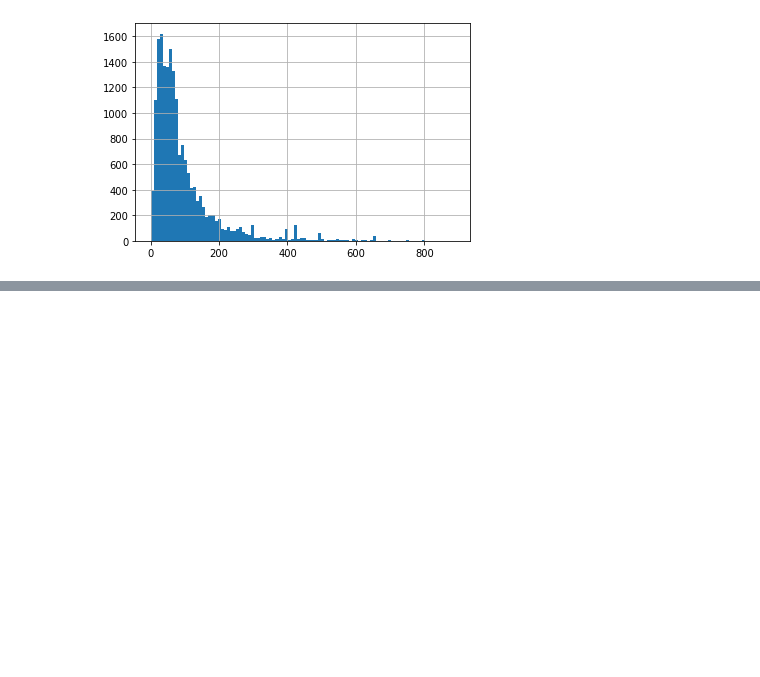
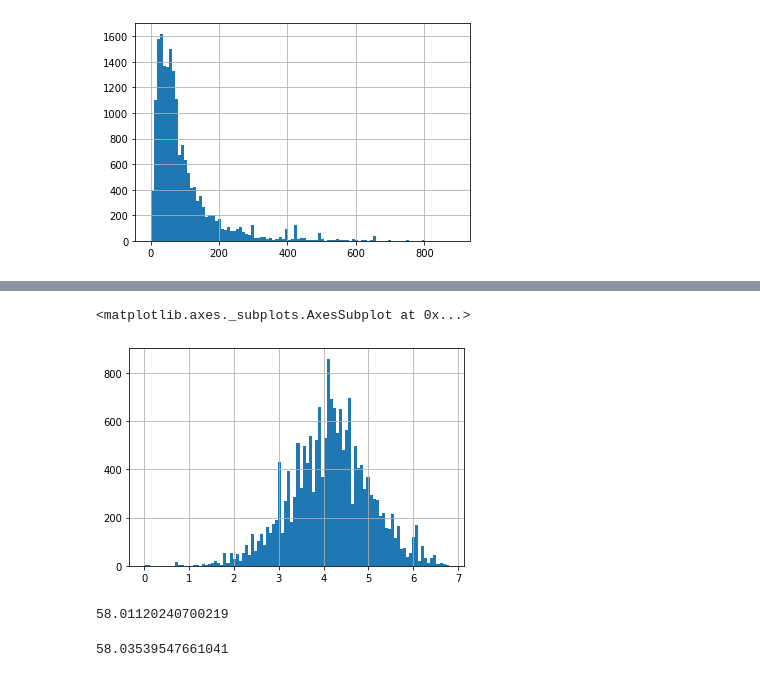
Before and after one commit to ewelina291988/ewd_matrix, a Jupyter notebook: matrix_one/Dzien3.ipynb, the cells around one changed output, grey strips where cells are left out. Saved outputs shown, nothing was run; the diff lists cells and outputs as text; code cells hidden in the pictures; blank space fills up the shorter version.

```diff
--- a/matrix_one/Dzien3.ipynb
+++ b/matrix_one/Dzien3.ipynb
@@ -152,0 +204,2 @@ ls
+# %%
+df = pd.read_csv('data/men_shoes.csv',low_memory=False )
@@ -152,0 +241,5 @@ ls
+# %%
+np.log1p(df['prices_amountmin']).hist(bins=100)
+# %% [output]
+<matplotlib.axes._subplots.AxesSubplot at 0x...>
+[figure, added]
@@ -152,0 +248,15 @@ ls
+# %%
+y_true = df['prices_amountmin']
+y_pred = [median_price] * y_true.shape[0]
+mean_absolute_error(y_true, y_pred)
+# %% [output]
+58.01120240700219
+# %%
+y_true = df['prices_amountmin']
+
+price_log_mean = np.expm1(np.mean(np.log1p(y_true)))
+
+y_pred = [price_log_mean] * y_true.shape[0]
+mean_absolute_error(y_true, y_pred)
+# %% [output]
+58.03539547661041
```
Also changed, not shown: parts of 31 cells of this notebook.
